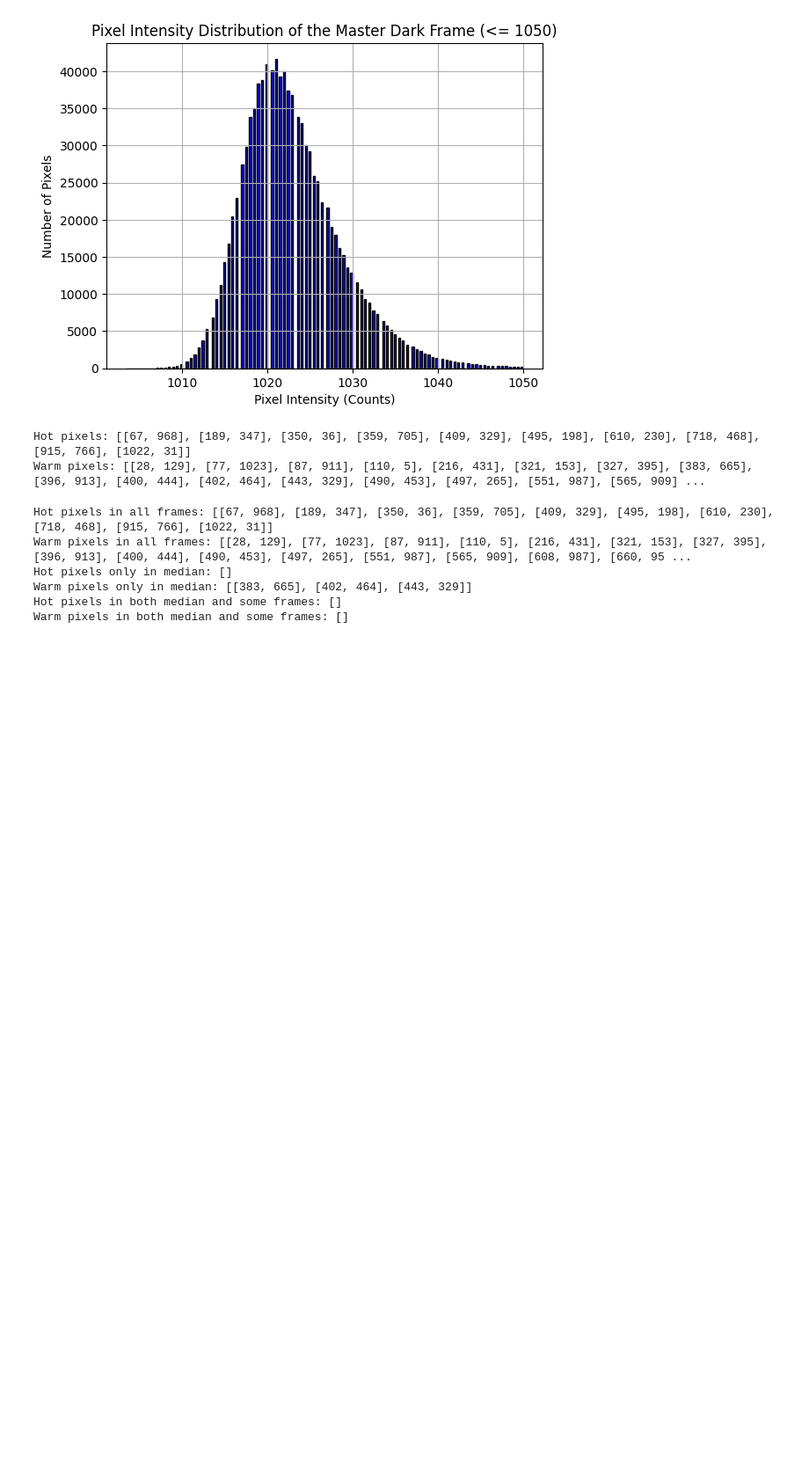
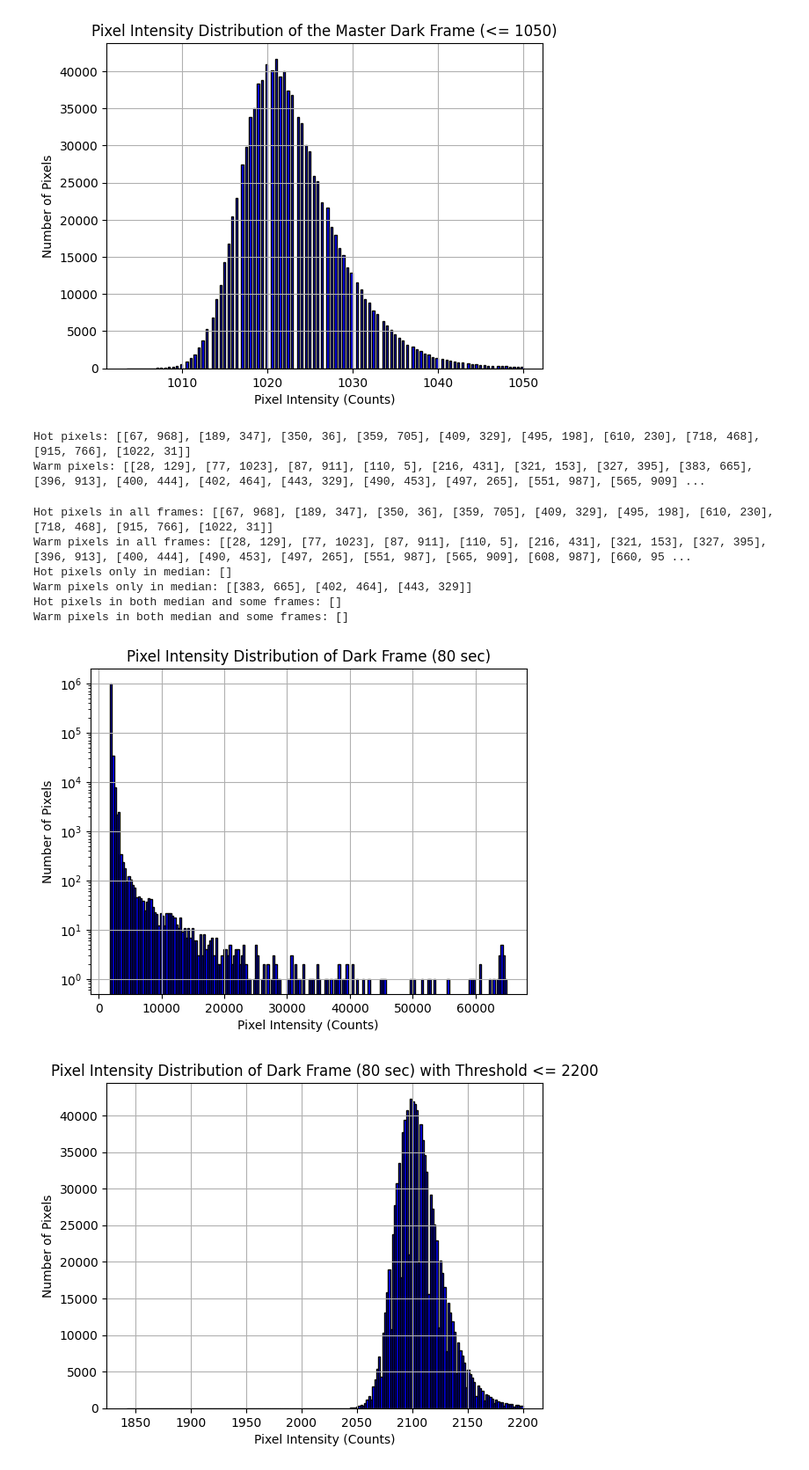
Before and after one commit to emsonmez/AST_443, a Jupyter notebook: Lab_1/Jiyun_work/section_4.2(2).ipynb, the cells around one changed output. Shown at 88% size. Saved outputs shown, nothing was run; the diff lists cells and outputs as text; code cells hidden in the pictures; blank space fills up the shorter version.

```diff
--- a/Lab_1/Jiyun_work/section_4.2(2).ipynb
+++ b/Lab_1/Jiyun_work/section_4.2(2).ipynb
@@ -337,3 +337,40 @@ bias_file = r"../FITS_Files/3.1_bias.00000011.BIAS.FIT"
 stacked_combined_data, stacked_dark_frames = combine_dark_frames_with_bias(dark_file_template, exposure_times, bias_file)
 # Calls the function to combine the dark frames with the bias frame,
 # storing the results in stacked_combined_data and stacked_dark_frames.
+# %%
+# Define the threshold for filtering
+threshold = 2200
+# Filtered exposure times
+filtered_exposure_times = [80]  # Only putting one time here to make the output not cluttered with graphs of all exposure times
+
+# Process each filtered dark frame individually
+for exposure_time in filtered_exposure_times:
+    # Get the index of the current exposure time
+    i = exposure_times.index(exposure_time)
+    # Select the dark frame and combined frame for the current exposure time
+    dark_frame = stacked_dark_frames[i]
+    combined_frame = stacked_combined_data[i]
+    # Flatten the combined frame data into a 1D array
+    flattened_combined_data = combined_frame.flatten()
+    # Plot the histogram of pixel intensities for the combined dark frame (unfiltered)
+    plt.figure()
+    plt.hist(flattened_combined_data, bins=200, range=(np.min(flattened_combined_data), np.max(flattened_combined_data)), log=True, color='blue', edgecolor='black')
+    plt.title(f'Pixel Intensity Distribution of Dark Frame ({exposure_time} sec)')
+    plt.xlabel('Pixel Intensity (Counts)')
+    plt.ylabel('Number of Pixels')
+    plt.grid(True)
+    plt.show()
+
+    # Filter the data based on the threshold
+    filtered_data = flattened_combined_data[flattened_combined_data <= threshold]
+    # Plot the histogram of pixel intensities for the filtered dark frame
+    plt.figure()
+    plt.hist(filtered_data, bins=200, range=(np.min(filtered_data), np.max(filtered_data)), color='blue', edgecolor='black')
+    plt.title(f'Pixel Intensity Distribution of Dark Frame ({exposure_time} sec) with Threshold <= {threshold}')
+    plt.xlabel('Pixel Intensity (Counts)')
+    plt.ylabel('Number of Pixels')
+    plt.grid(True)
+    plt.show()
+# %% [output]
+[figure, added]
+[figure, added]
```
Also changed, not shown: parts of 6 cells of this notebook, 36 other files.
